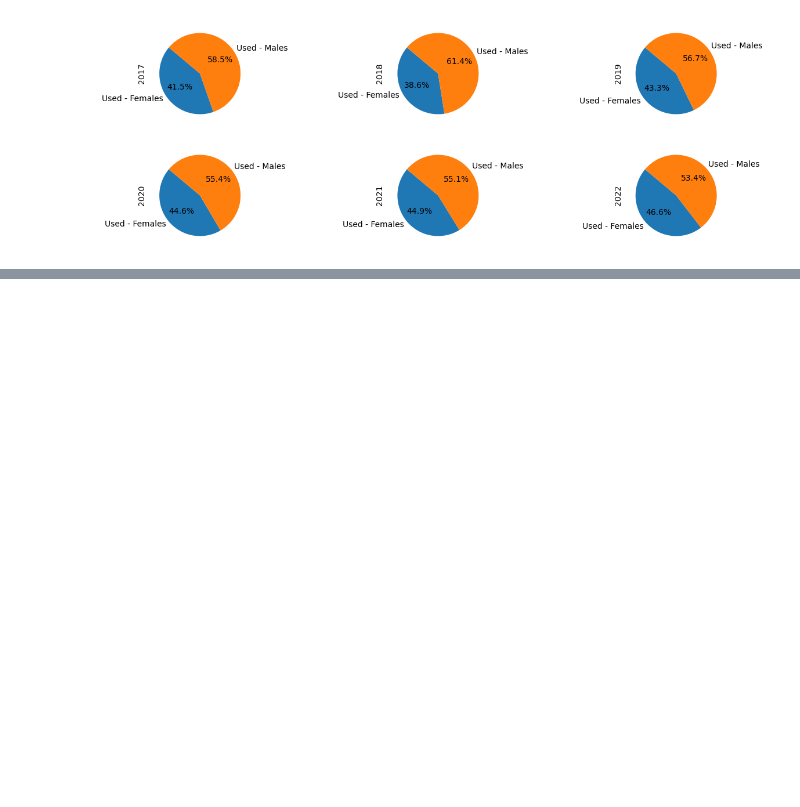
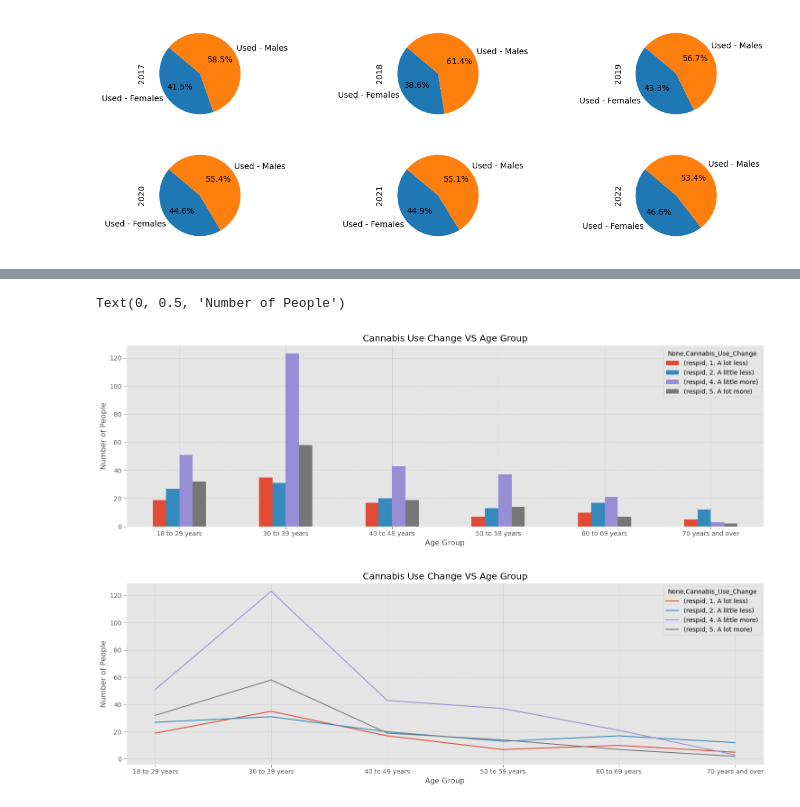
Before and after one commit to ajunjee-selvam/Project_1, a Jupyter notebook: cannabis_demographics_starter.ipynb, the cells around one changed output, grey strips where cells are left out. Cells and saved outputs as stored; diff of their text form; code cells hidden in the pictures; blank space fills up the shorter version.

```diff
--- a/cannabis_demographics_starter.ipynb
+++ b/cannabis_demographics_starter.ipynb
@@ -161,0 +266,3 @@ plt.legend(loc="best")
+# %%
+change_only_df = cannabis_analysis_df.loc[(cannabis_analysis_df["Cannabis_Use_Change"] == "1. A lot less") | (cannabis_analysis_df["Cannabis_Use_Change"] == "2. A little less")| (cannabis_analysis_df["Cannabis_Use_Change"] == "4. A little more") | (cannabis_analysis_df["Cannabis_Use_Change"] == "5. A lot more"), :]
+change_only_df
@@ -161,0 +308,17 @@ plt.legend(loc="best")
+# %%
+age_group_df2 = change_only_df.groupby(["Age_groups", "Cannabis_Use_Change"]).count().unstack()
+age_group_df2 = age_group_df2[["respid"]]
+age_group_df2.plot(kind="bar", figsize=(15,5), rot = 0)
+plt.grid(color = 'black', linestyle = '--', alpha=0.1)
+plt.title("Cannabis Use Change VS Age Group")
+plt.xlabel("Age Group")
+plt.ylabel("Number of People")
+age_group_df2.plot(kind="line", figsize=(15,5))
+plt.grid(color = 'black', linestyle = '--', alpha=0.1)
+plt.title("Cannabis Use Change VS Age Group")
+plt.xlabel("Age Group")
+plt.ylabel("Number of People")
+# %% [output]
+Text(0, 0.5, 'Number of People')
+[figure, added]
+[figure, added]
```
Also changed, not shown: parts of 32 cells of this notebook, 9 other files.
